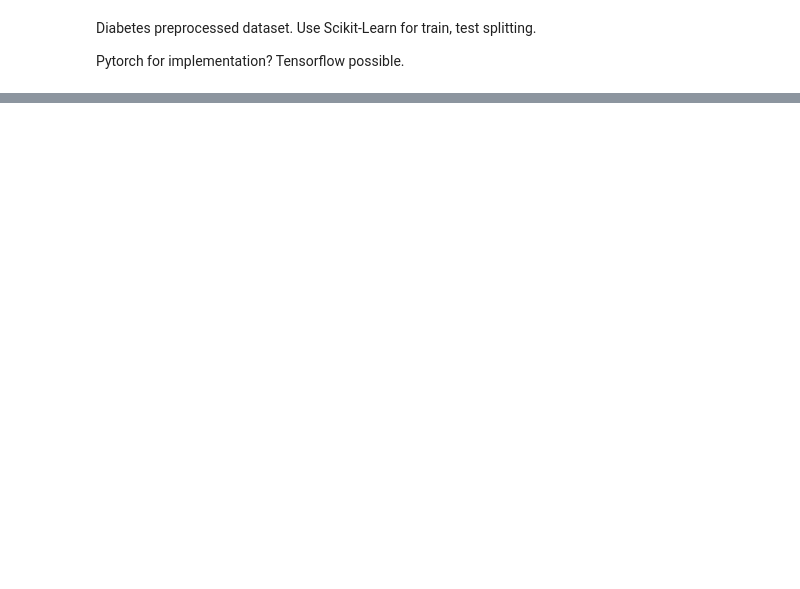
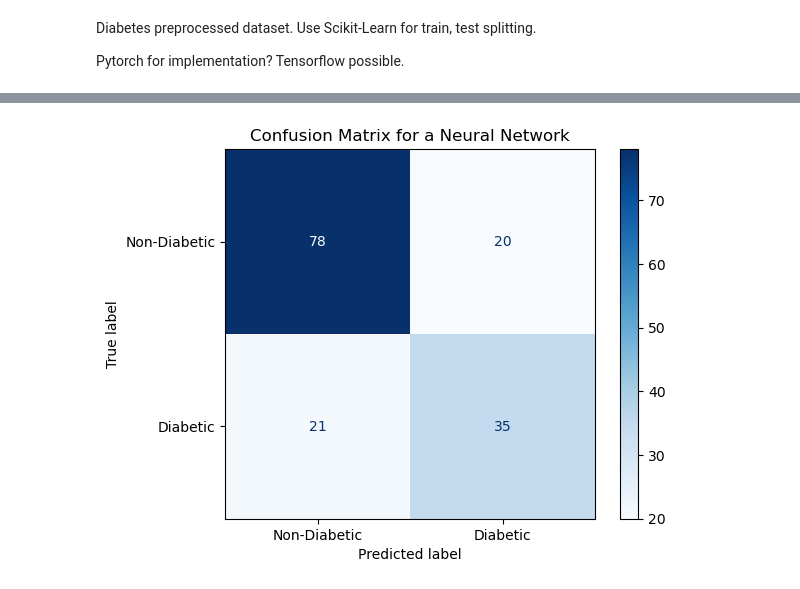
Before and after one commit to sphia-g/ML24UiO, a Jupyter notebook: Project3/Sourcecode/neural_network.ipynb, the cells around one changed output, grey strips where cells are left out. Cells and saved outputs as stored; diff of their text form; code cells hidden in the pictures; blank space fills up the shorter version.

```diff
--- a/Project3/Sourcecode/neural_network.ipynb
+++ b/Project3/Sourcecode/neural_network.ipynb
@@ -52,13 +58,12 @@ class NeuralNet(nn.Module):
         return x
 # %%
 input_size = X_train.shape[1]
-hidden_size = 5 #Random, change this
+hidden_size = 8 #Random, change this
 output_size = 2 #Binary classification (0 and 1), therefore 2 classes
 
 model = NeuralNet(input_size, hidden_size, output_size)
 
 learning_rate = 0.001
-batch_size = 32 #Random, change this
 
 loss_function = nn.CrossEntropyLoss()
-optimizer = torch.optim.Adagrad(model.parameters(), lr=learning_rate)
+optimizer = torch.optim.Adam(model.parameters(), lr=learning_rate)
@@ -67,12 +70,12 @@ From https://pytorch.org/tutorials/beginner/basics/optimization_tutorial.html, I
 # %%
-def train_loop(dataloader, model, loss_fn, optimizer):
+def train_loop(dataloader, model, loss_function, optimizer):
     model.train()
     size = len(dataloader.dataset)
 
     for batch, (X, y) in enumerate(dataloader):
         # Compute prediction and loss
         pred = model(X)
-        loss = loss_fn(pred, y)
+        loss = loss_function(pred, y)
 
         # Backpropagation
         loss.backward()
@@ -84,28 +87,32 @@ def train_loop(dataloader, model, loss_fn, optimizer):
             print(f"loss: {loss:>7f}  [{current:>5d}/{size:>5d}]")
 
 
-def test_loop(dataloader, model, loss_fn):
+def test_loop(dataloader, model, loss_function):
     model.eval()
-    size = len(dataloader.dataset)
     num_batches = len(dataloader)
-    test_loss, correct = 0, 0
+    test_loss = 0
 
-    # Evaluating the model with torch.no_grad() ensures that no gradients are computed during test mode
-    # also serves to reduce unnecessary gradient computations and memory usage for tensors with requires_grad=True
+    predictions = [] #Our predictions
+    classifications = [] #From the dataset
+
     with torch.no_grad():
         for X, y in dataloader:
             pred = model(X)
-            test_loss += loss_fn(pred, y).item()
-            correct += (pred.argmax(1) == y).type(torch.float).sum().item()
+            test_loss += loss_function(pred, y).item()
+
+            predictions.extend(pred.argmax(1).tolist())
+            classifications.extend(y.tolist())
+
+    accuracy = accuracy_score(classifications, predictions)
 
     test_loss /= num_batches
-    correct /= size
-    print(f"Test Error: \n Accuracy: {(100*correct):>0.1f}%, Avg loss: {test_loss:>8f} \n")
+    print(f"Test Error: \n Accuracy: {100*(accuracy):>0.1f}%, Avg loss: {test_loss:>8f} \n")
+    return predictions, classifications
 # %%
-epochs = 10
+epochs = 300
 for epoch in range(epochs):
-    #print(f"Epoch {epoch+1}\n-------------------------------")
+    print(f"Epoch {epoch+1}\n-------------------------------")
     train_loop(train_loader, model, loss_function, optimizer)
-    test_loop(test_loader, model, loss_function)
+    predictions, classifications = test_loop(test_loader, model, loss_function)
 print("Done!")
 # %% [output]
@@ -127,2 +134,11 @@ Test Error:
 
 Done!
+# %%
+# Generate and plot the confusion matrix
+conf_matrix = confusion_matrix(predictions, classifications)
+disp = ConfusionMatrixDisplay(confusion_matrix=conf_matrix, display_labels=['Non-Diabetic', 'Diabetic'])
+disp.plot(cmap='Blues')
+plt.title("Confusion Matrix for a Neural Network")
+plt.show()
+# %% [output]
+[figure, added]
```
Also changed, not shown: parts of 3 cells of this notebook.
